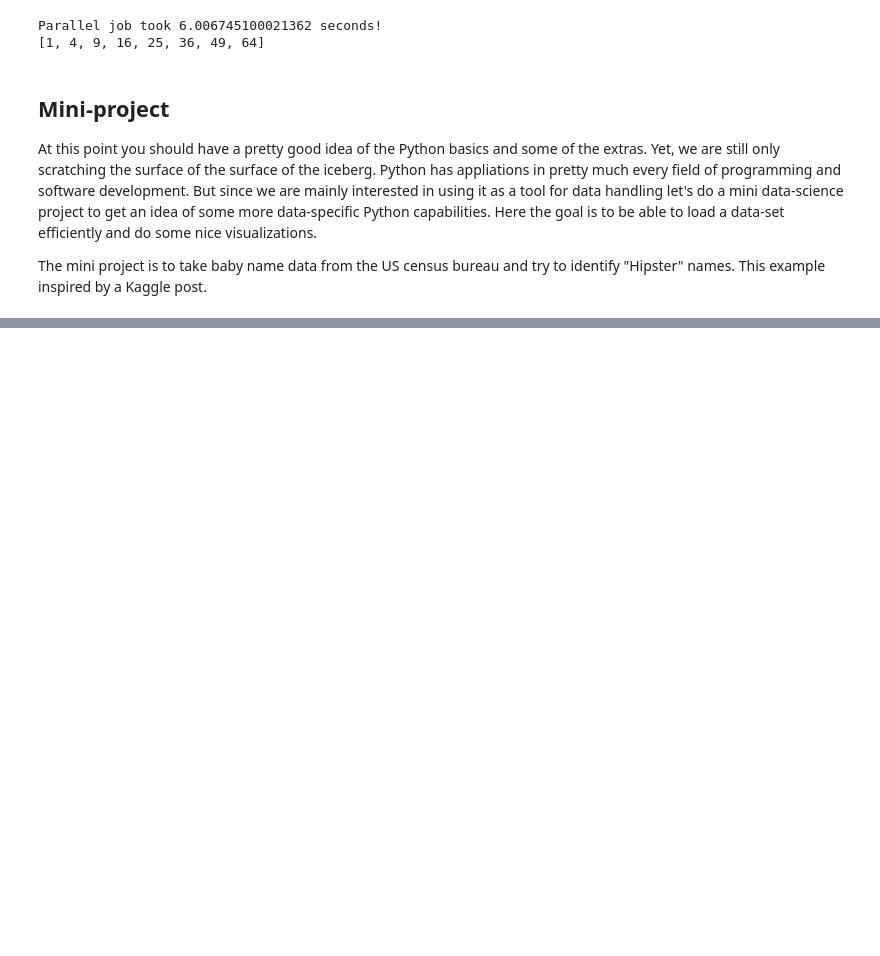
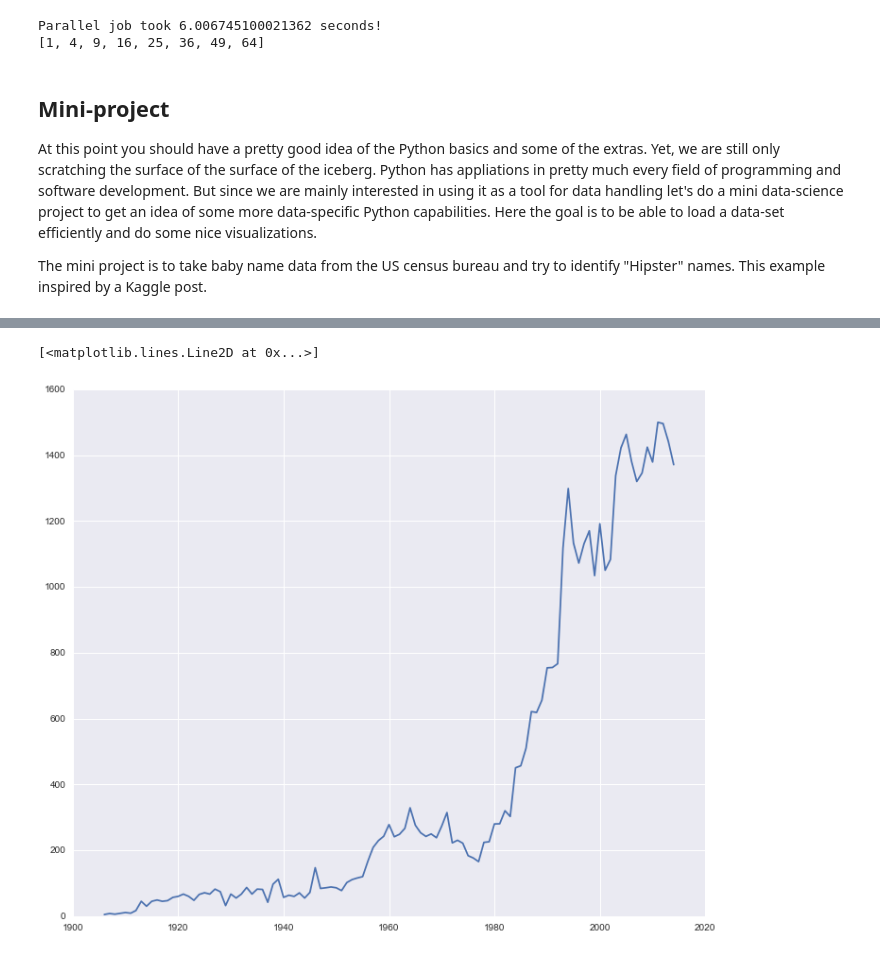
Before and after one commit to cgoliver/Notebooks, a Jupyter notebook: Intro_to_Python.ipynb, the cells around one changed output, grey strips where cells are left out. Drawn from its saved outputs; the diff is of its cells as text; code cells hidden in the pictures; blank space fills up the shorter version.

Commit message:
hipster names

```diff
--- a/Intro_to_Python.ipynb
+++ b/Intro_to_Python.ipynb
@@ -670,12 +670,13 @@ At this point you should have a pretty good idea of the Python basics and some o
 The mini project is to take baby name data from the US census bureau and try to identify "Hipster" names. This example inspired by a Kaggle post.
 # %%
 import os
-import seaborn as sns
 import matplotlib.pyplot as plt
 import numpy as np
 import pandas as pd
 
 %matplotlib inline
+
+plt.rcParams['figure.figsize'] = 12, 10
 # %%
 #the os module lets us take care of operating system operations. let's use it to specify the path to a  file for opening
 
@@ -687,10 +701,23 @@ names = pd.read_csv(filepath)
 # %%
-carlos = []
-dates = []
+def name_trend(name):
+    name_dict = {}
 
-for row in names.itertuples():
-    if row.Name == "Carlos":
-        year = row.Year
-        count = row.Count
-        carlos.append(count)
-        dates.append(year)
+    for row in names.itertuples():
+        if row.Name == name:
+            year = row.Year
+            count = row.Count
+            if year not in name_dict.keys():
+                name_dict[year] = []
+                name_dict[year].append(count)
+            else:
+                name_dict[year].append(count)
+
+    years = sorted(name_dict.keys())
+    avg_counts = [np.mean(name_dict[y]) for y in years]
+    return((years, avg_counts))
+# %%
+y, c = name_trend("Kendall")
+plt.plot(y, c)
+# %% [output]
+[<matplotlib.lines.Line2D at 0x...>]
+[figure, added]
```
Also changed, not shown: parts of 4 cells of this notebook.
